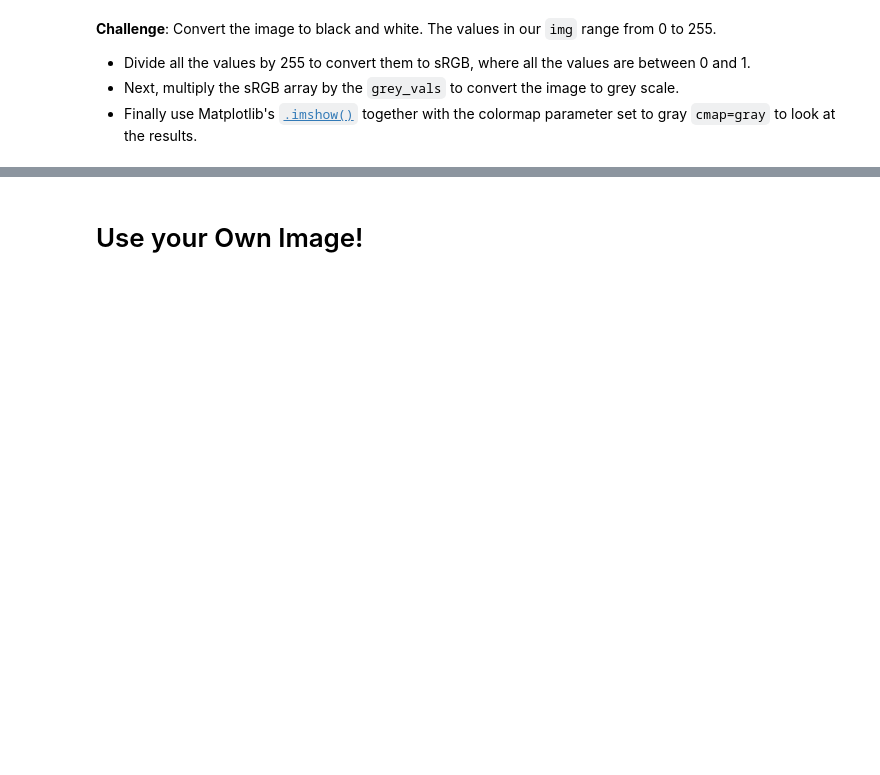
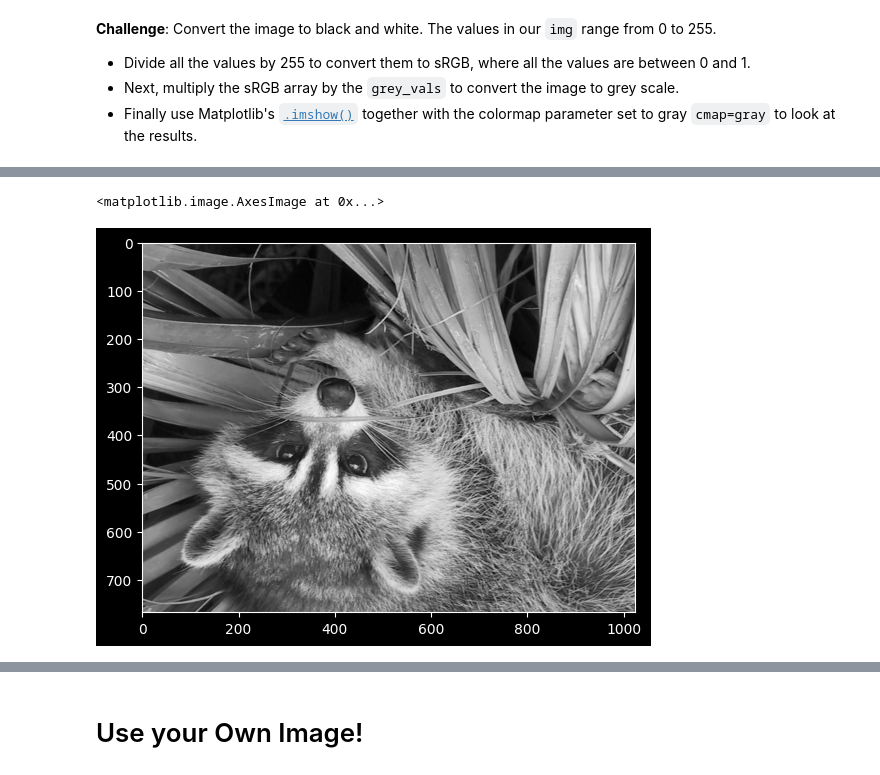
Before and after one commit to tbk81/100-DAYS-OF-CODE-PY, a Jupyter notebook: 77-numpy/Computation_with_NumPy_and_N_Dimensional_Arrays.ipynb, the cells around one changed output, grey strips where cells are left out. Drawn from its saved outputs; the diff is of its cells as text; code cells hidden in the pictures; blank space fills up the shorter version.

```diff
--- a/77-numpy/Computation_with_NumPy_and_N_Dimensional_Arrays.ipynb
+++ b/77-numpy/Computation_with_NumPy_and_N_Dimensional_Arrays.ipynb
@@ -322,0 +390,6 @@ grey_vals = np.array([0.2126, 0.7152, 0.0722])
+# %%
+# flip the grayscale image upside down
+plt.imshow(np.flip(img_gray), cmap='gray')
+# %% [output]
+<matplotlib.image.AxesImage at 0x...>
+[figure, added]
```
Also changed, not shown: parts of 24 cells of this notebook.
